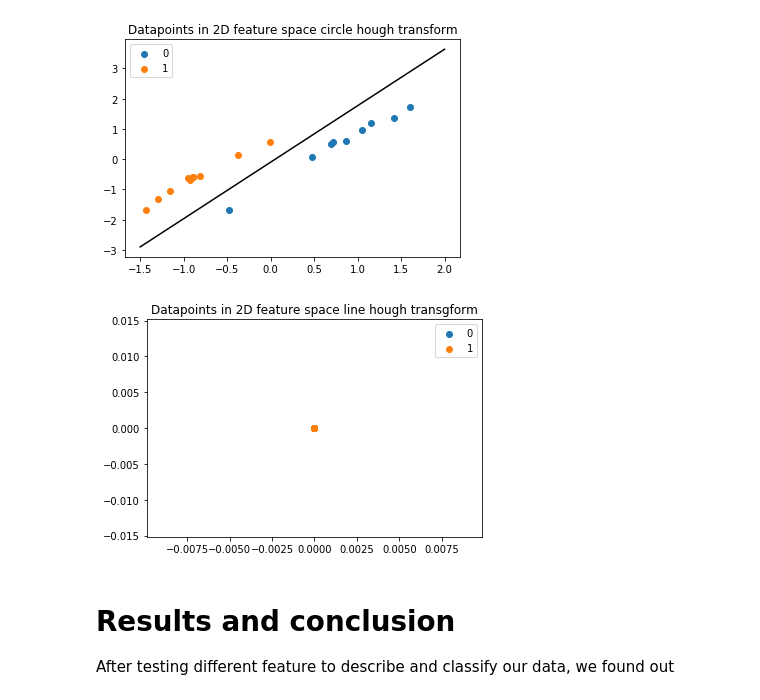
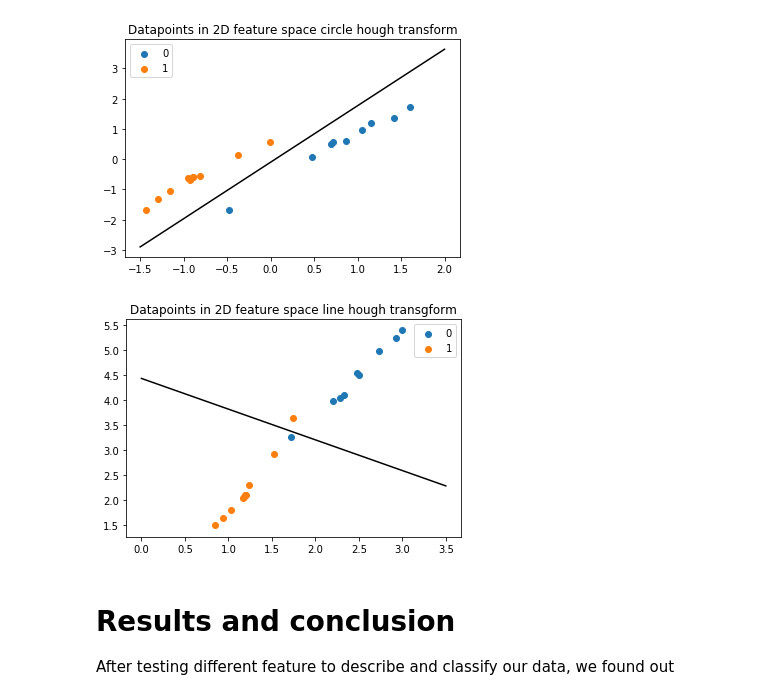
Before and after one commit to mfendri2/ImageAnalysisEPFL, a Jupyter notebook: Lab2_object_des/lab_02_object_description.ipynb, the cells around one changed output. Cells and saved outputs as stored; diff of their text form; code cells hidden in the pictures.

```diff
--- a/Lab2_object_des/lab_02_object_description.ipynb
+++ b/Lab2_object_des/lab_02_object_description.ipynb
@@ -130,7 +130,7 @@ def plot_svm_seperator(X,Y,xmin,xmax,C):
     clf.fit(X, Y.ravel())
     w = clf.coef_[0]
     a = -w[0] / w[1]
-    xx = np.linspace(-1.5, 2)
+    xx = np.linspace(xmin, xmax)
     yy = a * xx - (clf.intercept_[0]) / w[1]
     plt.plot(xx, yy, 'k-')
 # %%
@@ -420,18 +397,10 @@ for ax, im, nm in zip(axes[0], zeros_im, zeros_names):
     #line
     hough_line,angle,dist=transform.hough_line(binary_im)
     accum,angle,dist=transform.hough_line_peaks(hough_line,angle, dist)
-    feature_hough_line[i,0]=hough_line[0,:].mean()
-    feature_hough_line[i,1]=hough_line[0,:].std()
+    feature_hough_line[i,0]=hough_line[:,0].mean()
+    feature_hough_line[i,1]=hough_line[:,0].std()
 
-    """"
-    image = skimage.color.gray2rgb(im)
-    for center_y,center_x,radius in zip(cy,cx,radii):
-        ciry,cirx=skimage.draw.circle_perimeter(center_y,center_x,radius)
-        image[ciry,cirx]=(200,20,20)
-    ax.imshow(image, cmap=plt.cm.gray)
-    ax.axis('off')
-    ax.set_title(nm)
-    """
+
     i=i+1
 for ax, im, nm in zip(axes[1], ones_im, ones_names):
     im[im>0]=1
@@ -444,17 +413,9 @@ for ax, im, nm in zip(axes[1], ones_im, ones_names):
     #line
     hough_line,angle,dist=transform.hough_line(binary_im)
     accum,angle,dist=transform.hough_line_peaks(hough_line,angle, dist)
-    feature_hough_line[i,0]=hough_line[0,:].mean()
-    feature_hough_line[i,1]=hough_line[0,:].std()
-    """"
-    image = skimage.color.gray2rgb(im)
-    for center_y,center_x,radius in zip(cy,cx,radii):
-        ciry,cirx=skimage.draw.circle_perimeter(center_y,center_x,radius)
-        image[ciry,cirx]=(200,20,20)
-    ax.imshow(image, cmap=plt.cm.gray)
-    ax.axis('off')
-    ax.set_title(nm)
-    """
+    feature_hough_line[i,0]=hough_line[:,0].mean()
+    feature_hough_line[i,1]=hough_line[:,0].std()
+
     i=i+1
 #plt.show()
 # %%
@@ -470,14 +431,14 @@ plot_svm_seperator(x_train_scaled,Y,-2,3,C)
 # %%
 #x_train_scaled = preprocessing.scale(feature_hough_line)
 x_train_scaled=feature_hough_line
 plt.scatter(x_train_scaled[0:9,0],x_train_scaled[0:9,1])
 plt.scatter(x_train_scaled[10:20,0],x_train_scaled[10:20,1])
 plt.legend(("0","1"))
-C = 0.11 # SVM regularization parameter
+C = 0.1 # SVM regularization parameter
 plt.title("Datapoints in 2D feature space line hough transgform")
-plot_svm_seperator(x_train_scaled,Y,-2,3,C)
+plot_svm_seperator(x_train_scaled,Y,0,3.5,C)
 # %% [output]
-[figure, old version]
+[figure, new version]
 # %% [markdown]
 # Results and conclusion
 
```
Also changed, not shown: parts of 2 cells of this notebook.
